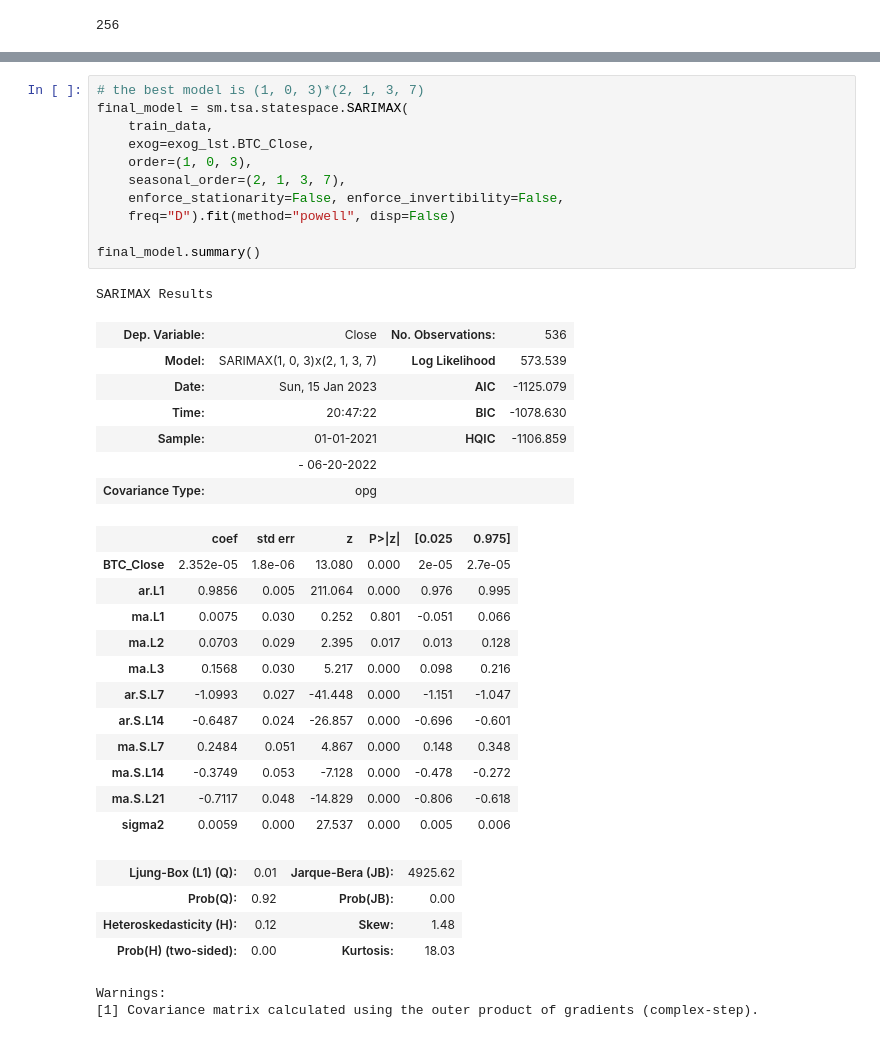
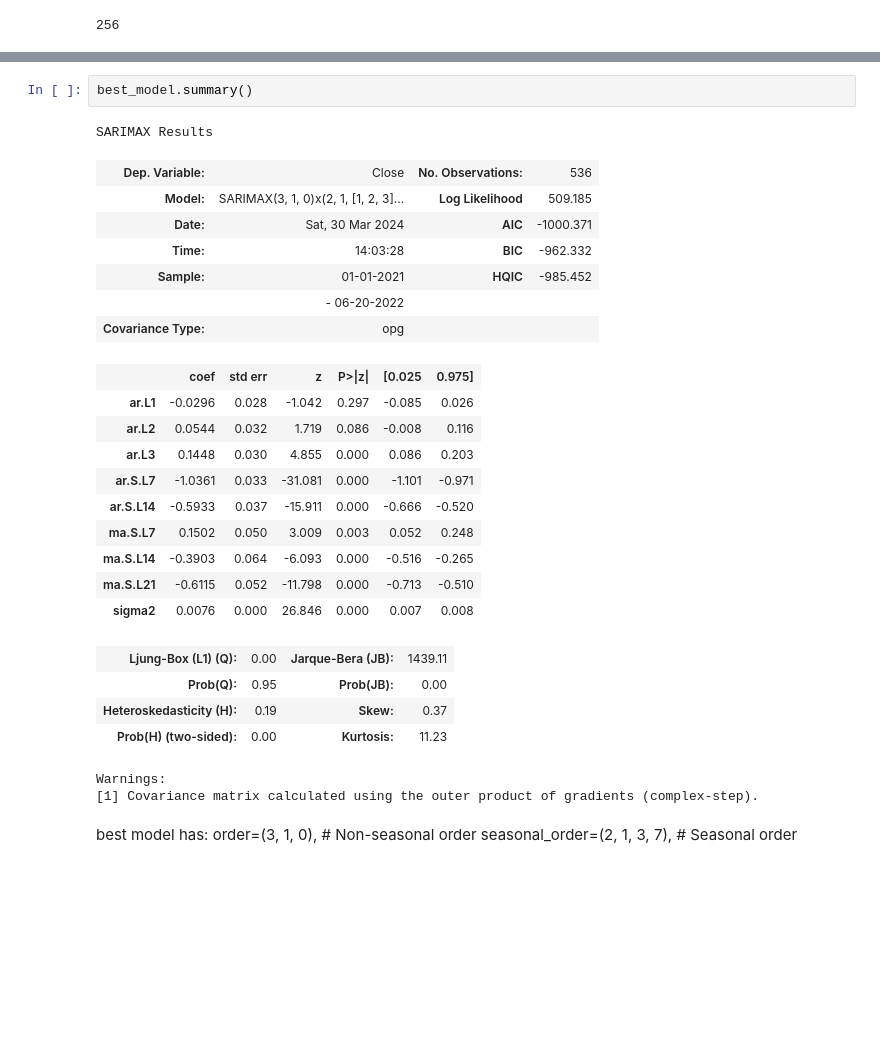
Before and after one commit to Phyllis-yuanhan/SURP-Time-Series-in-Cryptocurrency--Machine-Learning, a Jupyter notebook: SARIMAX.ipynb, the cells around one changed output, grey strips where cells are left out. Drawn from its saved outputs; the diff is of its cells as text; blank space fills up the shorter version.

```diff
--- a/SARIMAX.ipynb
+++ b/SARIMAX.ipynb
@@ -266,41 +307,34 @@ print(best_model)
 <statsmodels.tsa.statespace.sarimax.SARIMAXResultsWrapper object at 0x...>
-# %%
-# the best model is (1, 0, 3)*(2, 1, 3, 7)
-final_model = sm.tsa.statespace.SARIMAX(
-    train_data,
-    exog=exog_lst.BTC_Close,
-    order=(1, 0, 3),
-    seasonal_order=(2, 1, 3, 7),
-    enforce_stationarity=False, enforce_invertibility=False,
-    freq="D").fit(method="powell", disp=False)
-
-final_model.summary()
-# %% [output]
-SARIMAX Results
-| Dep. Variable: | Close | No. Observations: | 536 |
-| Model: | SARIMAX(1, 0, 3)x(2, 1, 3, 7) | Log Likelihood | 573.539 |
-| Date: | Sun, 15 Jan 2023 | AIC | -1125.079 |
-| Time: | 20:47:22 | BIC | -1078.630 |
-| Sample: | 01-01-2021 | HQIC | -1106.859 |
-|  | - 06-20-2022 |  |  |
-| Covariance Type: | opg |  |  |
-|  | coef | std err | z | P>|z| | [0.025 | 0.975] |
-| BTC_Close | 2.352e-05 | 1.8e-06 | 13.080 | 0.000 | 2e-05 | 2.7e-05 |
-| ar.L1 | 0.9856 | 0.005 | 211.064 | 0.000 | 0.976 | 0.995 |
-| ma.L1 | 0.0075 | 0.030 | 0.252 | 0.801 | -0.051 | 0.066 |
-| ma.L2 | 0.0703 | 0.029 | 2.395 | 0.017 | 0.013 | 0.128 |
-| ma.L3 | 0.1568 | 0.030 | 5.217 | 0.000 | 0.098 | 0.216 |
-| ar.S.L7 | -1.0993 | 0.027 | -41.448 | 0.000 | -1.151 | -1.047 |
-| ar.S.L14 | -0.6487 | 0.024 | -26.857 | 0.000 | -0.696 | -0.601 |
-| ma.S.L7 | 0.2484 | 0.051 | 4.867 | 0.000 | 0.148 | 0.348 |
-| ma.S.L14 | -0.3749 | 0.053 | -7.128 | 0.000 | -0.478 | -0.272 |
-| ma.S.L21 | -0.7117 | 0.048 | -14.829 | 0.000 | -0.806 | -0.618 |
-| sigma2 | 0.0059 | 0.000 | 27.537 | 0.000 | 0.005 | 0.006 |
-| Ljung-Box (L1) (Q): | 0.01 | Jarque-Bera (JB): | 4925.62 |
-| Prob(Q): | 0.92 | Prob(JB): | 0.00 |
-| Heteroskedasticity (H): | 0.12 | Skew: | 1.48 |
-| Prob(H) (two-sided): | 0.00 | Kurtosis: | 18.03 |
-Warnings:
-[1] Covariance matrix calculated using the outer product of gradients (complex-step).
+# %%
+best_model.summary()
+# %% [output]
+SARIMAX Results
+| Dep. Variable: | Close | No. Observations: | 536 |
+| Model: | SARIMAX(3, 1, 0)x(2, 1, [1, 2, 3]... | Log Likelihood | 509.185 |
+| Date: | Sat, 30 Mar 2024 | AIC | -1000.371 |
+| Time: | 14:03:28 | BIC | -962.332 |
+| Sample: | 01-01-2021 | HQIC | -985.452 |
+|  | - 06-20-2022 |  |  |
+| Covariance Type: | opg |  |  |
+|  | coef | std err | z | P>|z| | [0.025 | 0.975] |
+| ar.L1 | -0.0296 | 0.028 | -1.042 | 0.297 | -0.085 | 0.026 |
+| ar.L2 | 0.0544 | 0.032 | 1.719 | 0.086 | -0.008 | 0.116 |
+| ar.L3 | 0.1448 | 0.030 | 4.855 | 0.000 | 0.086 | 0.203 |
+| ar.S.L7 | -1.0361 | 0.033 | -31.081 | 0.000 | -1.101 | -0.971 |
+| ar.S.L14 | -0.5933 | 0.037 | -15.911 | 0.000 | -0.666 | -0.520 |
+| ma.S.L7 | 0.1502 | 0.050 | 3.009 | 0.003 | 0.052 | 0.248 |
+| ma.S.L14 | -0.3903 | 0.064 | -6.093 | 0.000 | -0.516 | -0.265 |
+| ma.S.L21 | -0.6115 | 0.052 | -11.798 | 0.000 | -0.713 | -0.510 |
+| sigma2 | 0.0076 | 0.000 | 26.846 | 0.000 | 0.007 | 0.008 |
+| Ljung-Box (L1) (Q): | 0.00 | Jarque-Bera (JB): | 1439.11 |
+| Prob(Q): | 0.95 | Prob(JB): | 0.00 |
+| Heteroskedasticity (H): | 0.19 | Skew: | 0.37 |
+| Prob(H) (two-sided): | 0.00 | Kurtosis: | 11.23 |
+Warnings:
+[1] Covariance matrix calculated using the outer product of gradients (complex-step).
+# %% [markdown]
+best model has:
+    order=(3, 1, 0),  # Non-seasonal order
+    seasonal_order=(2, 1, 3, 7),  # Seasonal order
 # %%
 # predict
```
Also changed, not shown: parts of 12 cells of this notebook, 4 other files.
